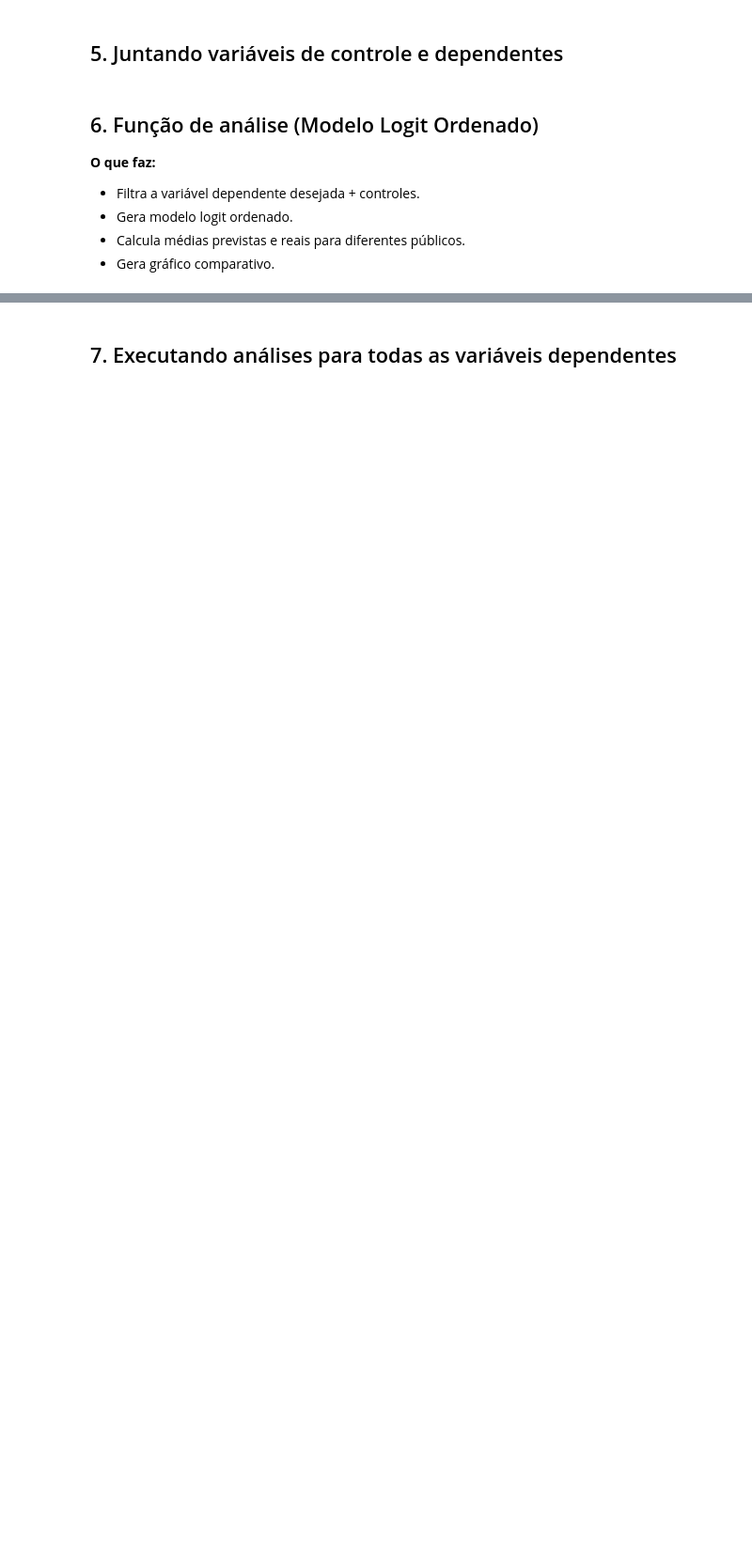
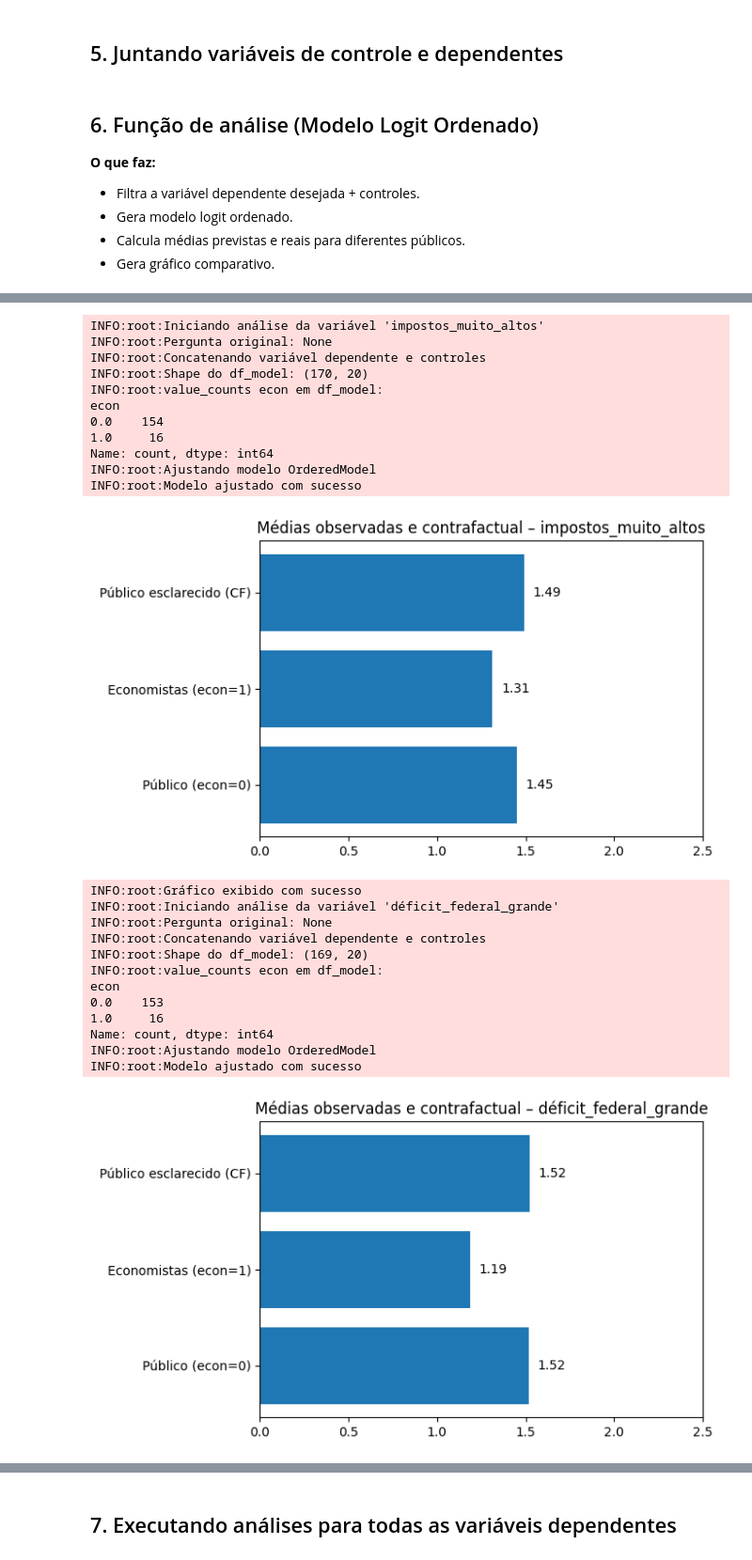
Before and after one commit to Schadenlord/tcc_esag, a Jupyter notebook: Textuais/analise/analiseV2.ipynb, the cells around one changed output, grey strips where cells are left out. Shown at 94% size. Cells and saved outputs as stored; diff of their text form; code cells hidden in the pictures; blank space fills up the shorter version.

```diff
--- a/Textuais/analise/analiseV2.ipynb
+++ b/Textuais/analise/analiseV2.ipynb
@@ -558,0 +677,35 @@ Média contrafactual – Públic. esclarecido (econ→0): 0.408
+# %%
+from contextlib import redirect_stdout
+
+# colocando todas as saídas dentro de um bloco de notas com a função analisar_variavel_para_latex_log
+
+with open("analises_ordinais.txt", "w", encoding="utf-8") as f:
+    with redirect_stdout(f):
+        for variavel in dependentes_cols:
+            analisar_variavel_para_latex_log(df_final, variavel, df_controle_dummies.columns.tolist())
+# %% [output]
+INFO:root:Iniciando análise da variável 'impostos_muito_altos'
+INFO:root:Pergunta original: None
+INFO:root:Concatenando variável dependente e controles
+INFO:root:Shape do df_model: (170, 20)
+INFO:root:value_counts econ em df_model:
+econ
+0.0    154
+1.0     16
+Name: count, dtype: int64
+INFO:root:Ajustando modelo OrderedModel
+INFO:root:Modelo ajustado com sucesso
+[figure, added]
+INFO:root:Gráfico exibido com sucesso
+INFO:root:Iniciando análise da variável 'déficit_federal_grande'
+INFO:root:Pergunta original: None
+INFO:root:Concatenando variável dependente e controles
+INFO:root:Shape do df_model: (169, 20)
+INFO:root:value_counts econ em df_model:
+econ
+0.0    153
+1.0     16
+Name: count, dtype: int64
+INFO:root:Ajustando modelo OrderedModel
+INFO:root:Modelo ajustado com sucesso
+[figure, added]
```
Also changed, not shown: parts of 7 cells of this notebook, 59 other files.
